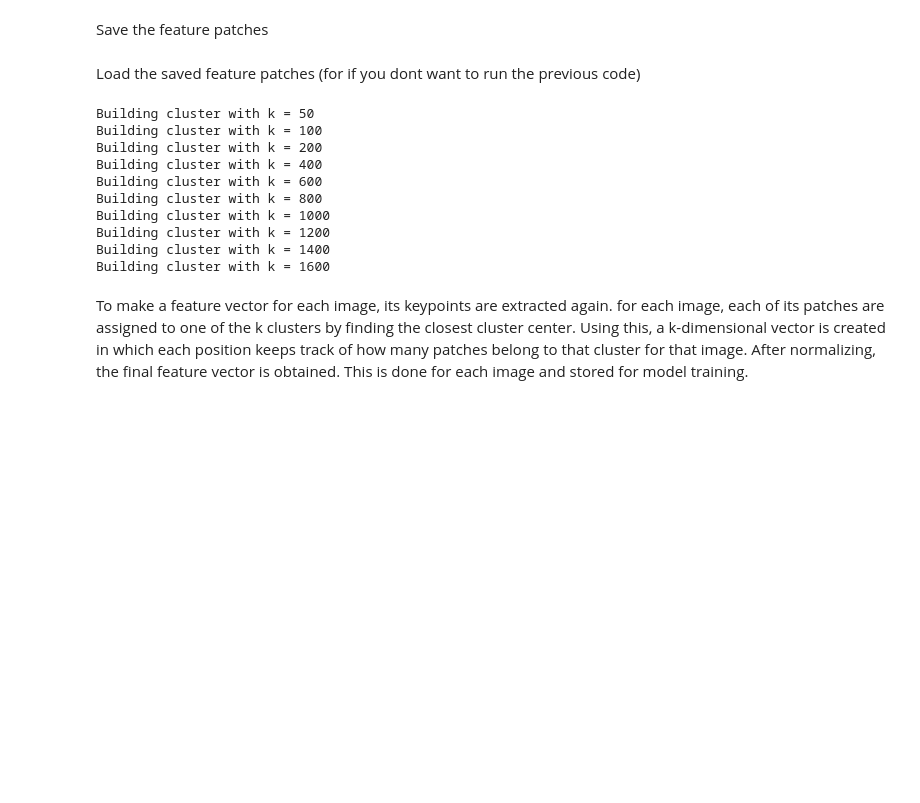
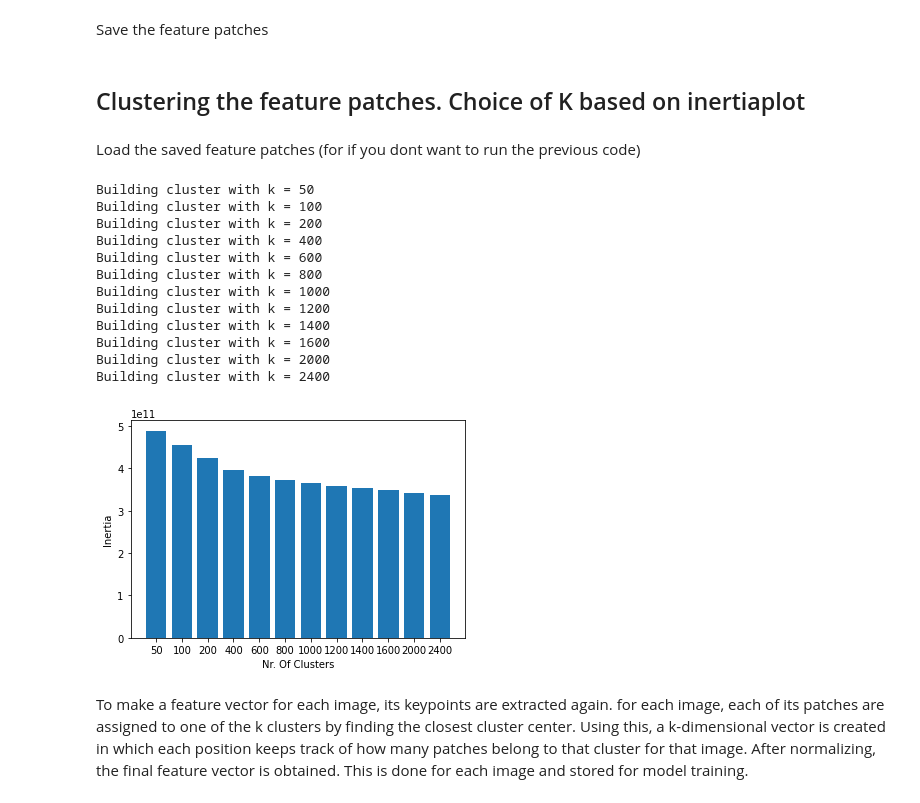
Before and after one commit to LouisVanLangendonck/UPC-AML-ArchitectureImageClassif, a Jupyter notebook: 2_2_feature_extraction_no_cnn.ipynb, the cells around one changed output. Saved outputs shown, nothing was run; the diff lists cells and outputs as text; code cells hidden in the pictures; blank space fills up the shorter version.

```diff
--- a/2_2_feature_extraction_no_cnn.ipynb
+++ b/2_2_feature_extraction_no_cnn.ipynb
@@ -5,5 +5,5 @@ SIFT Feature Extractor for Architecture Image Classification
 # %% [markdown]
 Specify here the MAIN DIRECTORY of the project
 # %%
-project_dir = '/content/drive/MyDrive/FIB-2022-2023/aml'
+project_dir = '/content/drive/MyDrive/aml'
 # %% [markdown]
@@ -143,45 +144,48 @@ extracting keypoints / feature patches for images of style neoclassicism
 Save the feature patches
 # %%
 np.save(os.path.join(project_dir,'models/extracted_features/feature_patches.npy'), feature_patches)
+# %% [markdown]
+## Clustering the feature patches. Choice of K based on inertiaplot
 # %% [markdown]
 Load the saved feature patches (for if you dont want to run the previous code)
 # %%
 feature_patches = np.load(os.path.join(project_dir,'models/extracted_features/feature_patches.npy'))
 # %%
-#@title Clustering the feature patches. Choice of K based on inertiaplot? (don't run if not necessary)
-
 from sklearn.cluster import MiniBatchKMeans
 
-cluster_sizes = [50, 100, 200, 400, 600, 800, 1000, 1200, 1400, 1600]
+cluster_sizes = [50, 100, 200, 400, 600, 800, 1000, 1200, 1400, 1600, 2000, 2400]
 
 def cluster_features(feature_list,number_of_clusters):
     km=MiniBatchKMeans(n_clusters=number_of_clusters,batch_size=number_of_clusters*10)
     km.fit(feature_list)
     return km
 
 inertia_clusters = dict()
 
 for k in cluster_sizes:
   print('Building cluster with k = {}'.format(k))
   cluster_model = cluster_features(feature_patches, k)
   inertia_clusters[k]= cluster_model.inertia_
 
 plt.bar(range(len(inertia_clusters)), list(inertia_clusters.values()), align='center')
 plt.xticks(range(len(inertia_clusters)), list(inertia_clusters.keys()))
 plt.xlabel("Nr. Of Clusters")
 plt.ylabel("Inertia")
 plt.show()
 # %% [output]
 Building cluster with k = 50
 Building cluster with k = 100
 Building cluster with k = 200
 Building cluster with k = 400
 Building cluster with k = 600
 Building cluster with k = 800
 Building cluster with k = 1000
 Building cluster with k = 1200
 Building cluster with k = 1400
 Building cluster with k = 1600
+Building cluster with k = 2000
+Building cluster with k = 2400
+[figure, added]
 # %%
 final_cluster = cluster_features(feature_patches, 1600)
 # %% [markdown]
```
Also changed, not shown: parts of 6 cells of this notebook.
